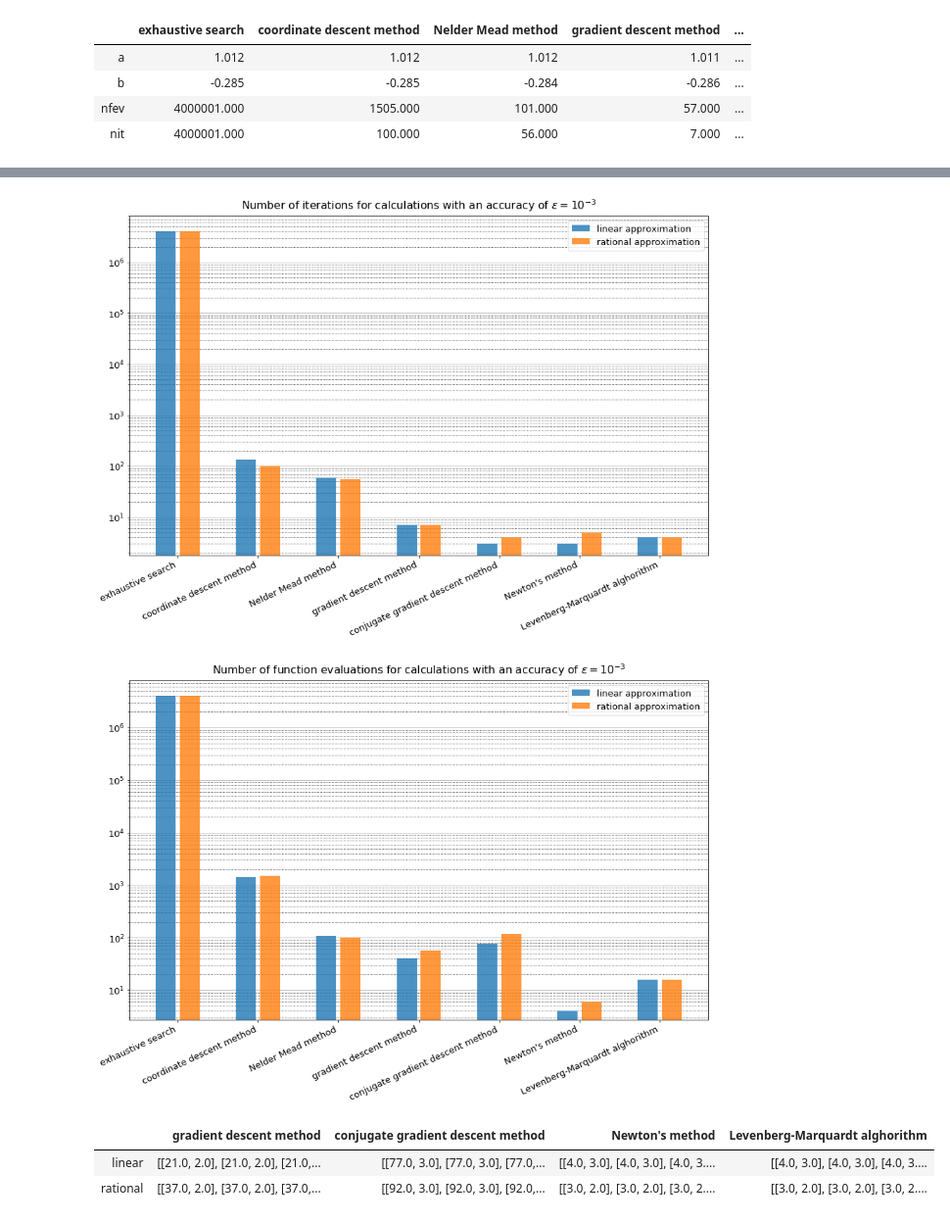
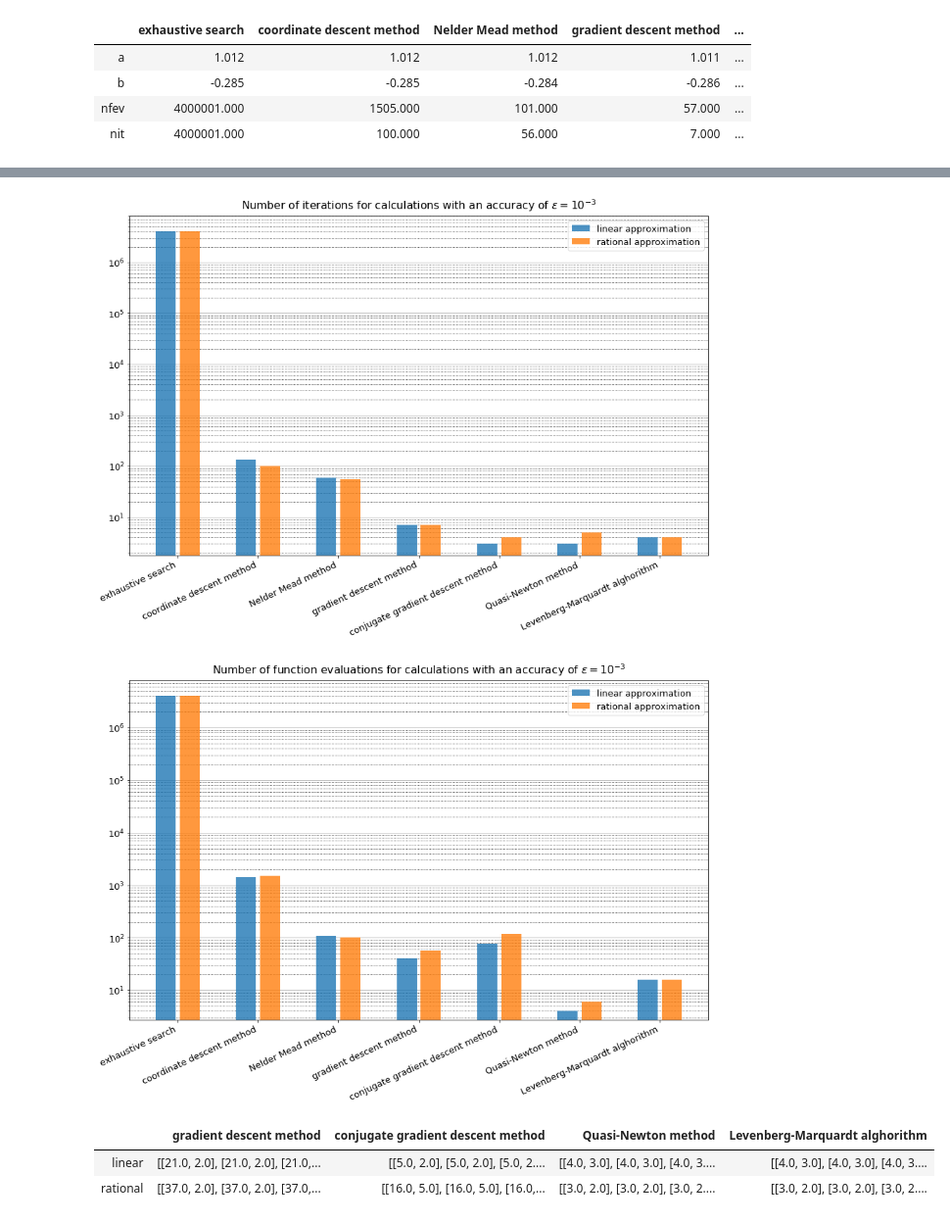
Before and after one commit to belpablo/Algorithms-21, a Jupyter notebook: Lab_3/Lab_3.ipynb, the cells around one changed output, grey strips where cells are left out. Shown: that part at 98% size. Cells and saved outputs as stored; diff of their text form; code cells hidden in the pictures.

```diff
--- a/Lab_3/Lab_3.ipynb
+++ b/Lab_3/Lab_3.ipynb
@@ -168,7 +168,7 @@ def conjugate_gradient_descent_scipy(func, initial_approx = [1, 0], eps = 1e-3):
 def Newton_method(func, initial_approx = [1, 0], eps = 1e-3):
 
     '''
-    Newton's method also could be realized using SciPy:
+    Newton's method also could be realized using SciPy (but it wil be more like Quasi-Newton method):
 
     res = scipy.optimize.minimize(func, initial_approx, method = 'Newton-CG', jac = (lambda x: gradient_num(func, x)), \
                    hess = (lambda x: hessian_num(func, x)), options = {'xtol': eps})
@@ -219,13 +219,13 @@ def Newton_method_scipy(func, initial_approx = [1, 0], eps = 1e-3):
     return np.array([round(res.x[0], n_digits), round(res.x[1], n_digits), res.nfev, res.nit])
 
 
-def Levenberg_Marquardt(approx_fun, initial_aprox = [1, 0], eps = 1e-3):
+def Levenberg_Marquardt(approx_fun, initial_approx = [1, 0], eps = 1e-3):
 
     '''minimization via Levenberg-Marquardt algorithm also could be recieved using scipy.optimize.least_squares'''
 
     reg_param = 0.01
     func_eval_num, iter_num = 0, 0
-    args_prev = np.array(initial_aprox)
+    args_prev = np.array(initial_approx)
 
     jac = np.array([gradient_num(lambda args: approx_fun(x_i, args), args_prev) for x_i in x_arr])
     inv_cond = np.linalg.inv(np.dot(jac.T, jac) + reg_param * np.diag(np.dot(jac.T, jac)) * np.eye(2))
@@ -266,7 +266,7 @@ df_rat = pd.read_csv('Rational_approx_lab_2.csv', index_col = 0)
 
 # Recording the results in the same DataFrames, respectively:
 algos_dict = {'gradient descent method': gradient_descent, 'conjugate gradient descent method': conjugate_gradient_descent, \
-              "Newton's method": Newton_method_scipy, 'Levenberg-Marquardt alghorithm': Levenberg_Marquardt}
+              "Quasi-Newton method": Newton_method_scipy, 'Levenberg-Marquardt alghorithm': Levenberg_Marquardt}
 
 initial_approx = [1, 0]
 
@@ -276,8 +276,8 @@ for alg_name in list(algos_dict.keys())[:-1]:
     df_rat[alg_name] = algos_dict[alg_name](least_squares_rational, initial_approx = initial_approx)
 
 alg_name = list(algos_dict.keys())[-1]
-df_lin[alg_name] = algos_dict[alg_name](linear_approx)
-df_rat[alg_name] = algos_dict[alg_name](rational_approx)
+df_lin[alg_name] = algos_dict[alg_name](linear_approx, initial_approx = initial_approx)
+df_rat[alg_name] = algos_dict[alg_name](rational_approx, initial_approx = initial_approx)
 
 df_lin
 # %% [output]
@@ -400,7 +400,7 @@ ax.grid(which='minor',
 fig.autofmt_xdate(rotation = 25)
 fig.savefig('bars.png')
 # %% [output]
-[figure, old version]
+[figure, new version]
 # %%
 # Vizualization -numbers of function evaluations and iterations comparisson
 
@@ -430,42 +430,45 @@ ax.grid(which='minor',
 fig.autofmt_xdate(rotation = 25)
 fig.savefig('bars_2.png')
 # %% [output]
-[figure, old version]
+[figure, new version]
 # %%
 # precision analysis:
+
+algos_dict = {'gradient descent method': gradient_descent, 'conjugate gradient descent method': conjugate_gradient_descent_scipy, \
+              "Quasi-Newton method": Newton_method_scipy, 'Levenberg-Marquardt alghorithm': Levenberg_Marquardt}
 
 algos_names = list(algos_dict.keys())
 sol_dict = {name: {} for name in algos_names}
 
 for alg_name in algos_names:
     sol_dict[alg_name] = {'linear': [], 'rational': []}
 
 eps_arr = np.logspace(-1, -8, 100)
-
+initial_approx = [1, 0]
 
 for eps in eps_arr:
 
     for alg_name in algos_names[:-1]:
 
-        lin_arr = algos_dict[alg_name](least_squares_linear, eps = eps)
+        lin_arr = algos_dict[alg_name](least_squares_linear, initial_approx = initial_approx, eps = eps)
         sol_dict[alg_name]['linear'].append([lin_arr[2], lin_arr[3]])
 
-        rat_arr = algos_dict[alg_name](least_squares_rational, eps = eps)
+        rat_arr = algos_dict[alg_name](least_squares_rational,initial_approx = initial_approx, eps = eps)
         sol_dict[alg_name]['rational'].append([rat_arr[2], rat_arr[3]])
 
     alg_name = list(algos_dict.keys())[-1]
 
-    lin_dict = algos_dict[alg_name](linear_approx)
+    lin_dict = algos_dict[alg_name](linear_approx, initial_approx = initial_approx)
     sol_dict[alg_name]['linear'].append([lin_arr[2], lin_arr[3]])
 
-    rat_dict = algos_dict[alg_name](rational_approx)
+    rat_dict = algos_dict[alg_name](rational_approx, initial_approx = initial_approx)
     sol_dict[alg_name]['rational'].append([rat_arr[2], rat_arr[3]])
 
 
 df = pd.DataFrame(sol_dict)
 df
 # %% [output]
-|  | gradient descent method | conjugate gradient descent method | Newton's method | Levenberg-Marquardt alghorithm |
-| linear | [[21.0, 2.0], [21.0, 2.0], [21.0,... | [[77.0, 3.0], [77.0, 3.0], [77.0,... | [[4.0, 3.0], [4.0, 3.0], [4.0, 3.... | [[4.0, 3.0], [4.0, 3.0], [4.0, 3.... |
-| rational | [[37.0, 2.0], [37.0, 2.0], [37.0,... | [[92.0, 3.0], [92.0, 3.0], [92.0,... | [[3.0, 2.0], [3.0, 2.0], [3.0, 2.... | [[3.0, 2.0], [3.0, 2.0], [3.0, 2.... |
+|  | gradient descent method | conjugate gradient descent method | Quasi-Newton method | Levenberg-Marquardt alghorithm |
+| linear | [[21.0, 2.0], [21.0, 2.0], [21.0,... | [[5.0, 2.0], [5.0, 2.0], [5.0, 2.... | [[4.0, 3.0], [4.0, 3.0], [4.0, 3.... | [[4.0, 3.0], [4.0, 3.0], [4.0, 3.... |
+| rational | [[37.0, 2.0], [37.0, 2.0], [37.0,... | [[16.0, 5.0], [16.0, 5.0], [16.0,... | [[3.0, 2.0], [3.0, 2.0], [3.0, 2.... | [[3.0, 2.0], [3.0, 2.0], [3.0, 2.... |
 # %%
```
Also changed, not shown: parts of 3 cells of this notebook.
